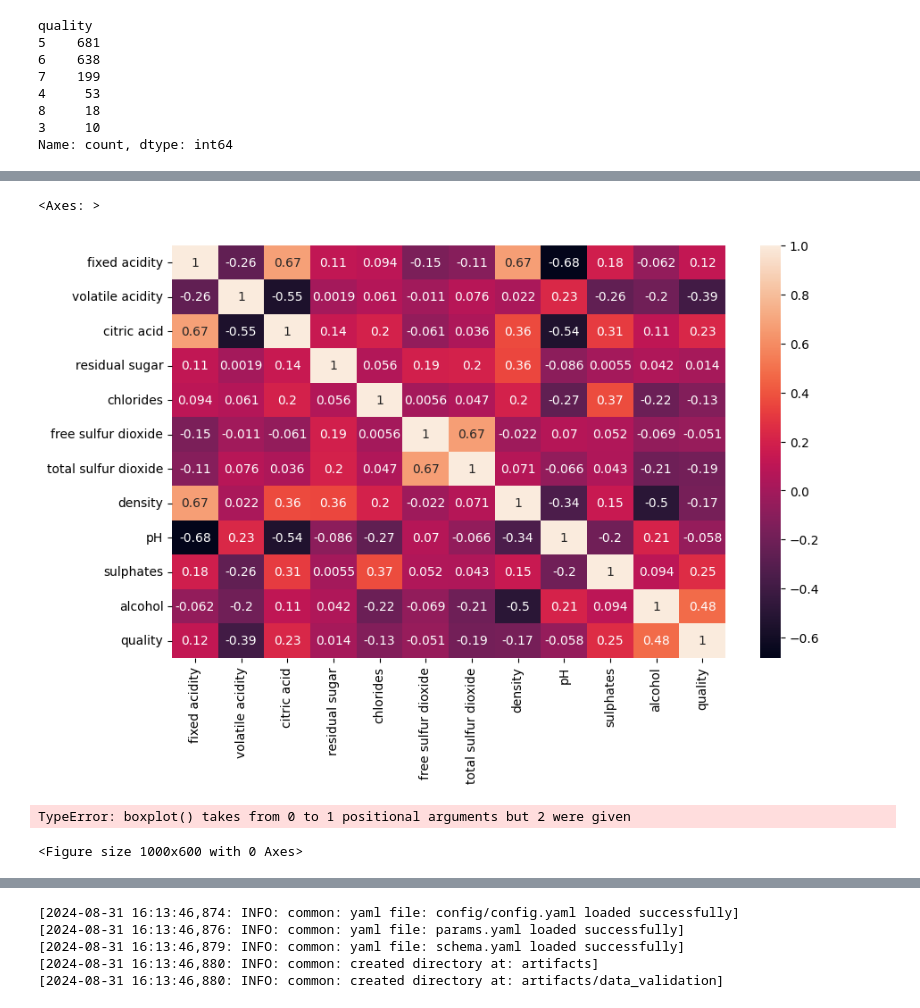
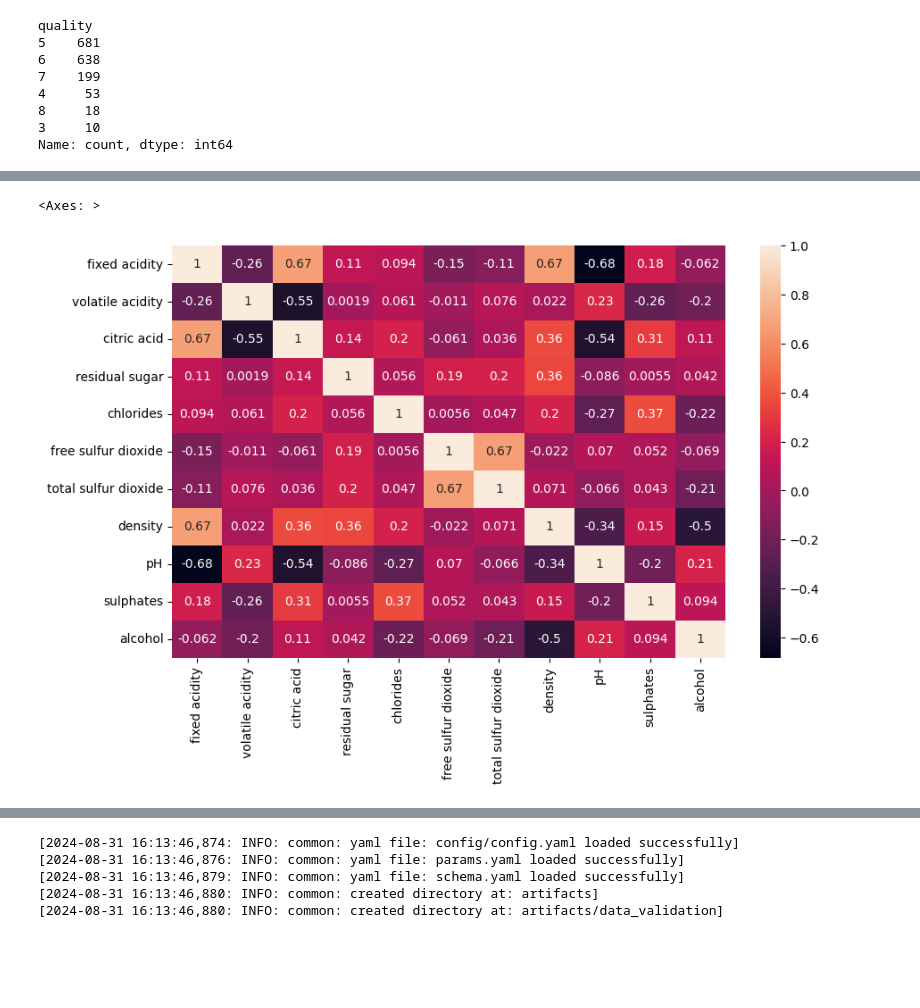
Before and after one commit to shiyusun109/wine-quality-prediction, a Jupyter notebook: notebooks/02_data_validation.ipynb, the cells around one changed output, grey strips where cells are left out. Drawn from its saved outputs; the diff is of its cells as text; code cells hidden in the pictures; blank space fills up the shorter version.

```diff
--- a/notebooks/02_data_validation.ipynb
+++ b/notebooks/02_data_validation.ipynb
@@ -98,0 +119,6 @@ plt.show()
+# %%
+features = data.columns[:-1]
+target = data.columns[-1]
+
+features_variables = data[features]
+target_variable = data[target]
@@ -99,13 +149,6 @@ plt.show()
 # %%
-
 plt.figure(figsize=(10,6))
-sns.heatmap(data.corr(), annot=True)
+sns.heatmap(features_variables.corr(), annot=True)
 # %% [output]
 <Axes: >
-[figure, old version]
+[figure, new version]
-# %%
-plt.figure(figsize=(10,6))
-sns.boxplot(data['quality'], data['fixed acidity'])
-# %% [output]
-TypeError: boxplot() takes from 0 to 1 positional arguments but 2 were given
-<Figure size 1000x600 with 0 Axes>
```
Also changed, not shown: parts of 12 cells of this notebook, 2 other files.
